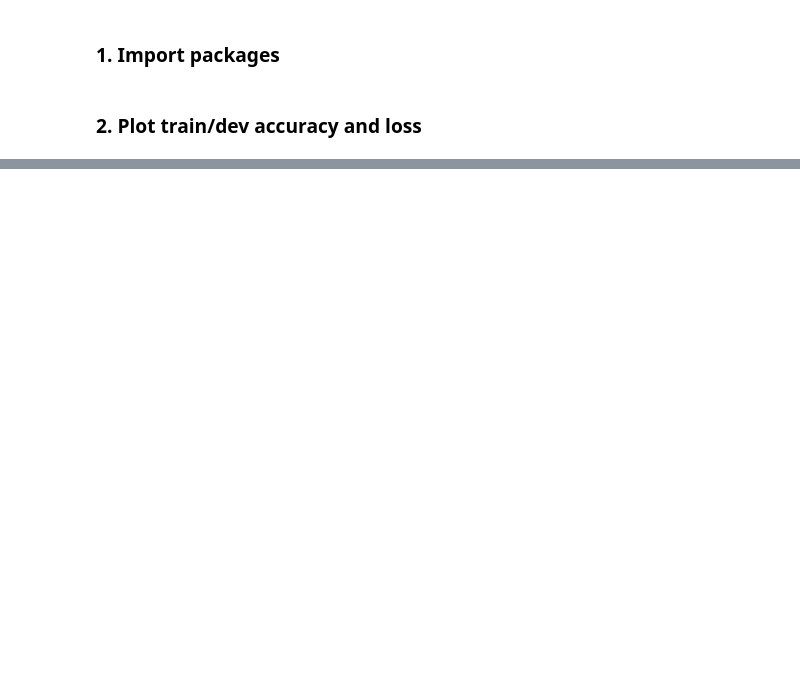
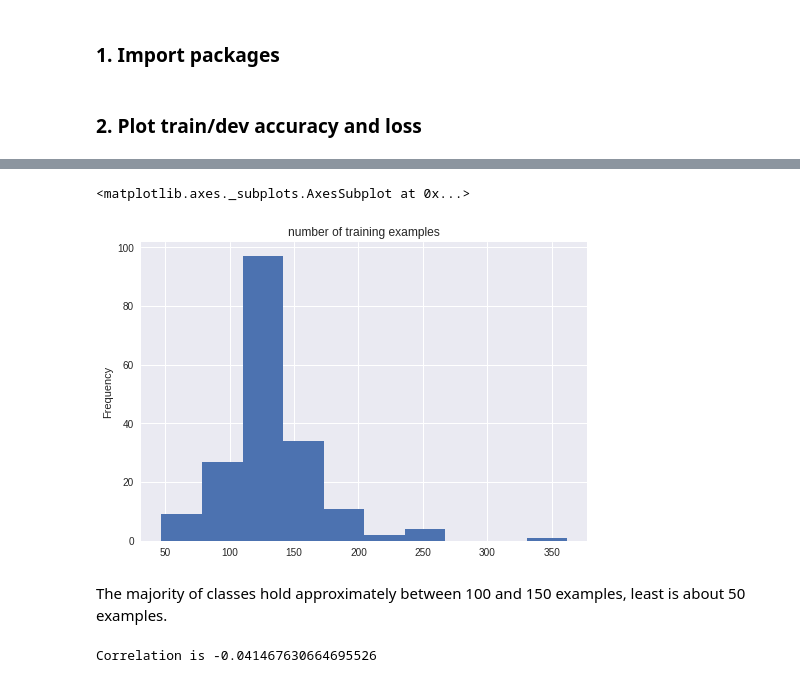
Before and after one commit to Mathis1993/Leaf-Classification-CNN, a Jupyter notebook: Complete_Workflow.ipynb, the cells around one changed output, grey strips where cells are left out. Cells and saved outputs as stored; diff of their text form; code cells hidden in the pictures; blank space fills up the shorter version.

```diff
--- a/Complete_Workflow.ipynb
+++ b/Complete_Workflow.ipynb
@@ -483,0 +544,28 @@ Zukunft: Mehr computational power, höhere Auflösung (kleine Blätter)
+# %%
+#number of examples per class in training set
+training_examples = img_info_rand.iloc[0:index_train,:]
+examples_per_label = training_examples.label.value_counts()
+examples_per_label.plot(kind="hist", title="number of training examples")
+# %% [output]
+<matplotlib.axes._subplots.AxesSubplot at 0x...>
+[figure, added]
+# %% [markdown]
+The majority of classes hold approximately between 100 and 150 examples, least is about 50 examples.
+# %%
+#incorrect predictions
+incorrect = predictions[predictions["label_numeric"] != predictions["prediction"]]
+incorrect = incorrect[['prediction', 'label_numeric', 'label', 'source', 'filename', 'path']]
+
+#number of mistakes per class in test set
+mistakes_per_label = incorrect.label.value_counts()
+
+#pull together in df
+examples_vs_mistakes = pd.DataFrame({'examples': examples_per_label, 'errors': mistakes_per_label})
+#all species no mistakes were made on appear as NA, set them to 0
+examples_vs_mistakes = examples_vs_mistakes.fillna(value=0)
+#calculate error amount
+examples_vs_mistakes["error_amount"] = examples_vs_mistakes["errors"] / examples_vs_mistakes["examples"]
+
+print("Correlation is", examples_vs_mistakes["error_amount"].corr(examples_vs_mistakes["examples"]))
+# %% [output]
+Correlation is -0.041467630664695526
```
Also changed, not shown: parts of 63 cells of this notebook.
